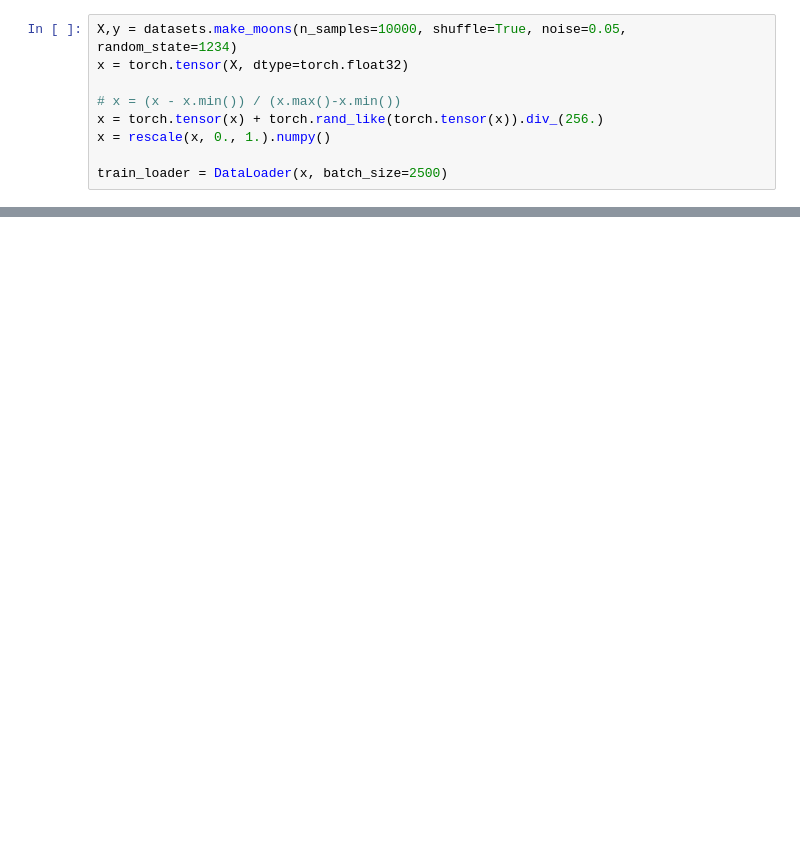
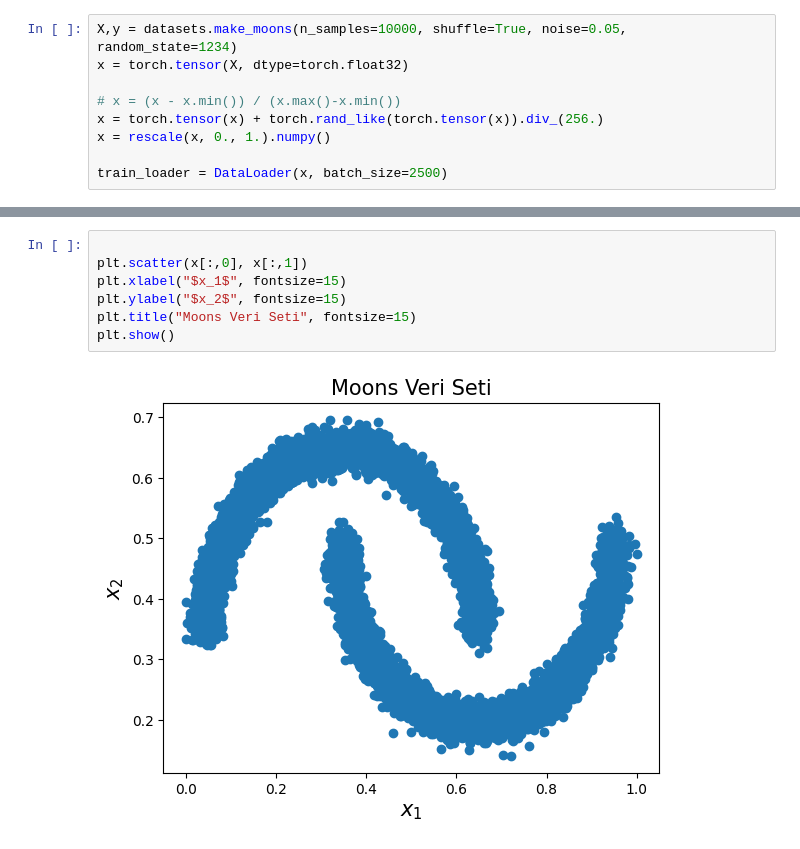
Before and after one commit to tayfununal/PyTorch, a Jupyter notebook: 004_moon_nice.ipynb, the cells around one changed output, grey strips where cells are left out. Cells and saved outputs as stored; diff of their text form; blank space fills up the shorter version.

```diff
--- a/004_moon_nice.ipynb
+++ b/004_moon_nice.ipynb
@@ -133,3 +139,12 @@ plt.scatter(x[:,0], x[:,1])
+# %%
+
+plt.scatter(x[:,0], x[:,1])
+plt.xlabel("$x_1$", fontsize=15)
+plt.ylabel("$x_2$", fontsize=15)
+plt.title("Moons Veri Seti", fontsize=15)
+plt.show()
+# %% [output]
+[figure, added]
 # %%
 epochs = 1000
 optimizer = torch.optim.Adam(model.parameters(), lr=0.003)
```
Also changed, not shown: parts of 5 cells of this notebook.
